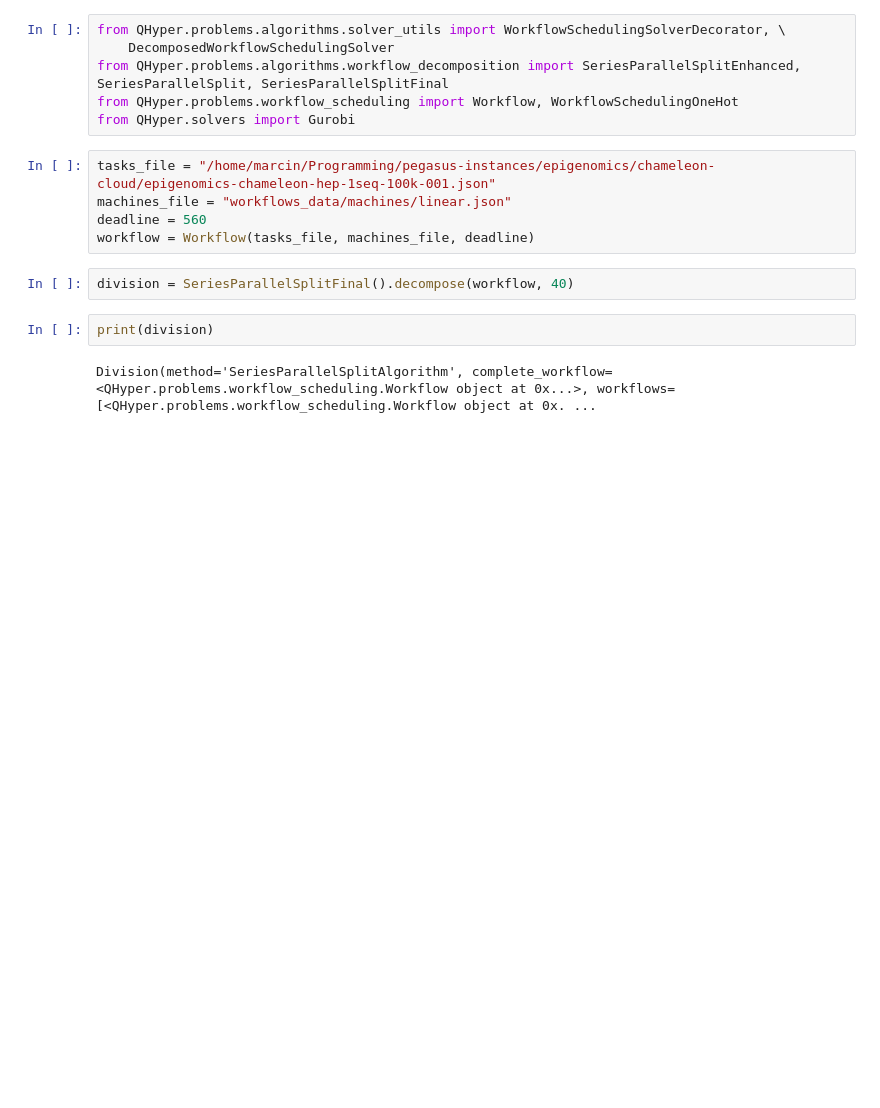
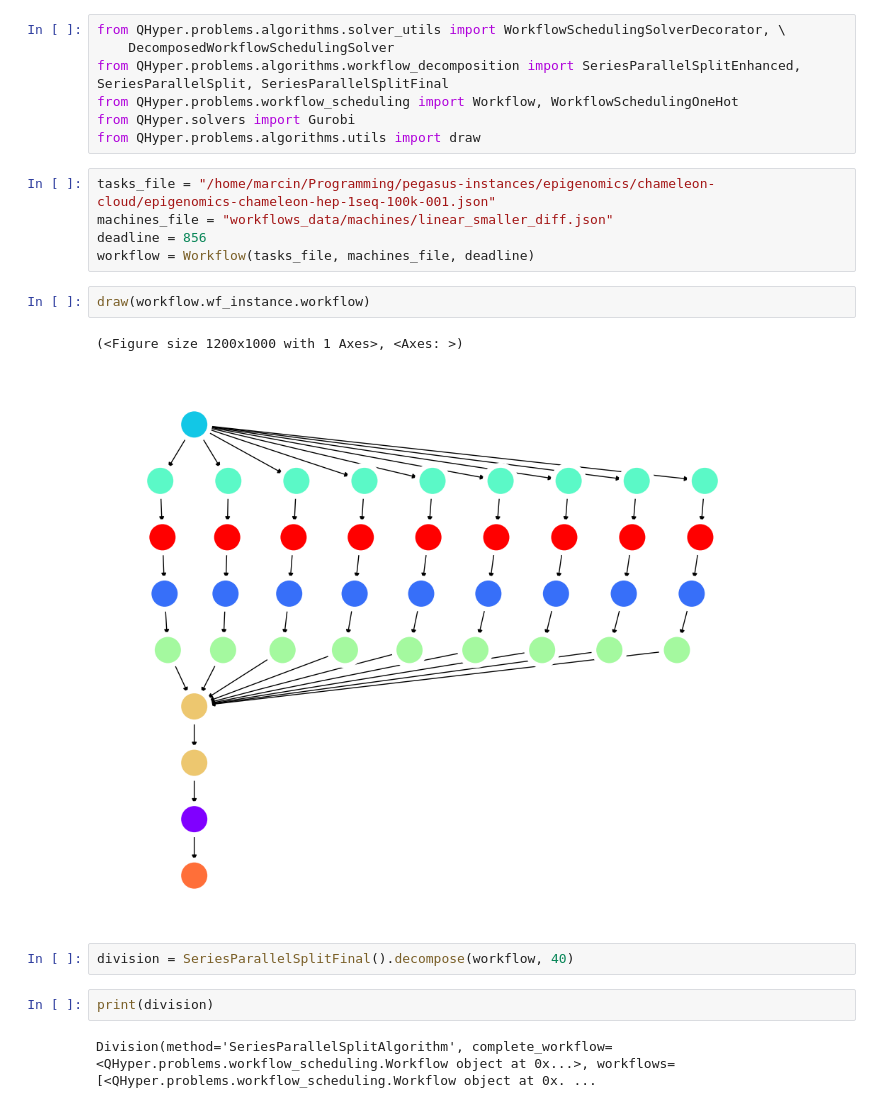
Before and after one commit to mkroczek/QHyper, a Jupyter notebook: demo/SeriesParallelSplitEnhanced.ipynb, the cells around one changed output. Cells and saved outputs as stored; diff of their text form; blank space fills up the shorter version.

```diff
--- a/demo/SeriesParallelSplitEnhanced.ipynb
+++ b/demo/SeriesParallelSplitEnhanced.ipynb
@@ -4,11 +4,17 @@ from QHyper.problems.algorithms.solver_utils import WorkflowSchedulingSolverDeco
 from QHyper.problems.algorithms.workflow_decomposition import SeriesParallelSplitEnhanced, SeriesParallelSplit, SeriesParallelSplitFinal
 from QHyper.problems.workflow_scheduling import Workflow, WorkflowSchedulingOneHot
 from QHyper.solvers import Gurobi
+from QHyper.problems.algorithms.utils import draw
 # %%
 tasks_file = "/home/marcin/Programming/pegasus-instances/epigenomics/chameleon-cloud/epigenomics-chameleon-hep-1seq-100k-001.json"
-machines_file = "workflows_data/machines/linear.json"
-deadline = 560
+machines_file = "workflows_data/machines/linear_smaller_diff.json"
+deadline = 856
 workflow = Workflow(tasks_file, machines_file, deadline)
+# %%
+draw(workflow.wf_instance.workflow)
+# %% [output]
+(<Figure size 1200x1000 with 1 Axes>, <Axes: >)
+[figure, added]
 # %%
 division = SeriesParallelSplitFinal().decompose(workflow, 40)
 # %%
```
Also changed, not shown: parts of 4 cells of this notebook, 29 other files.
